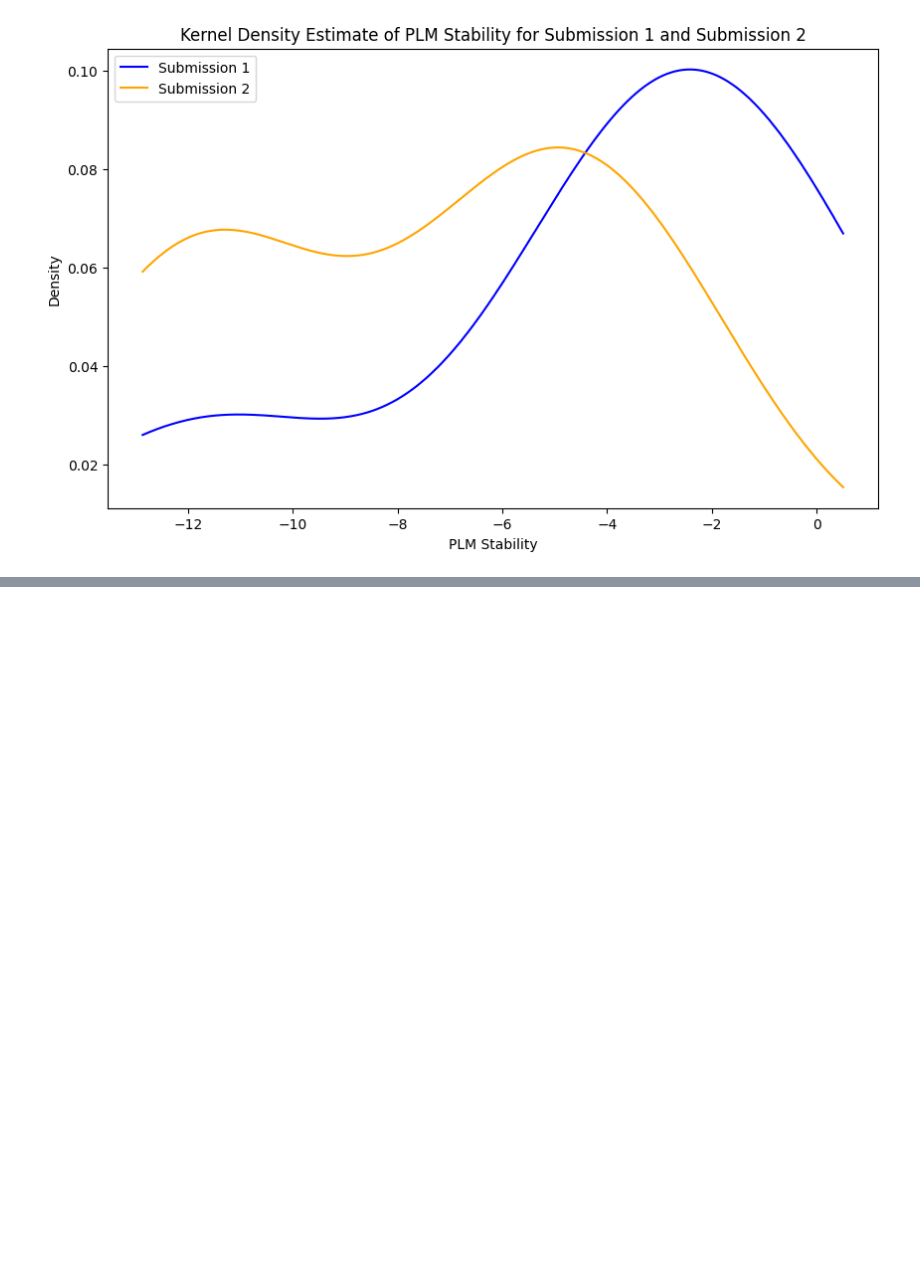
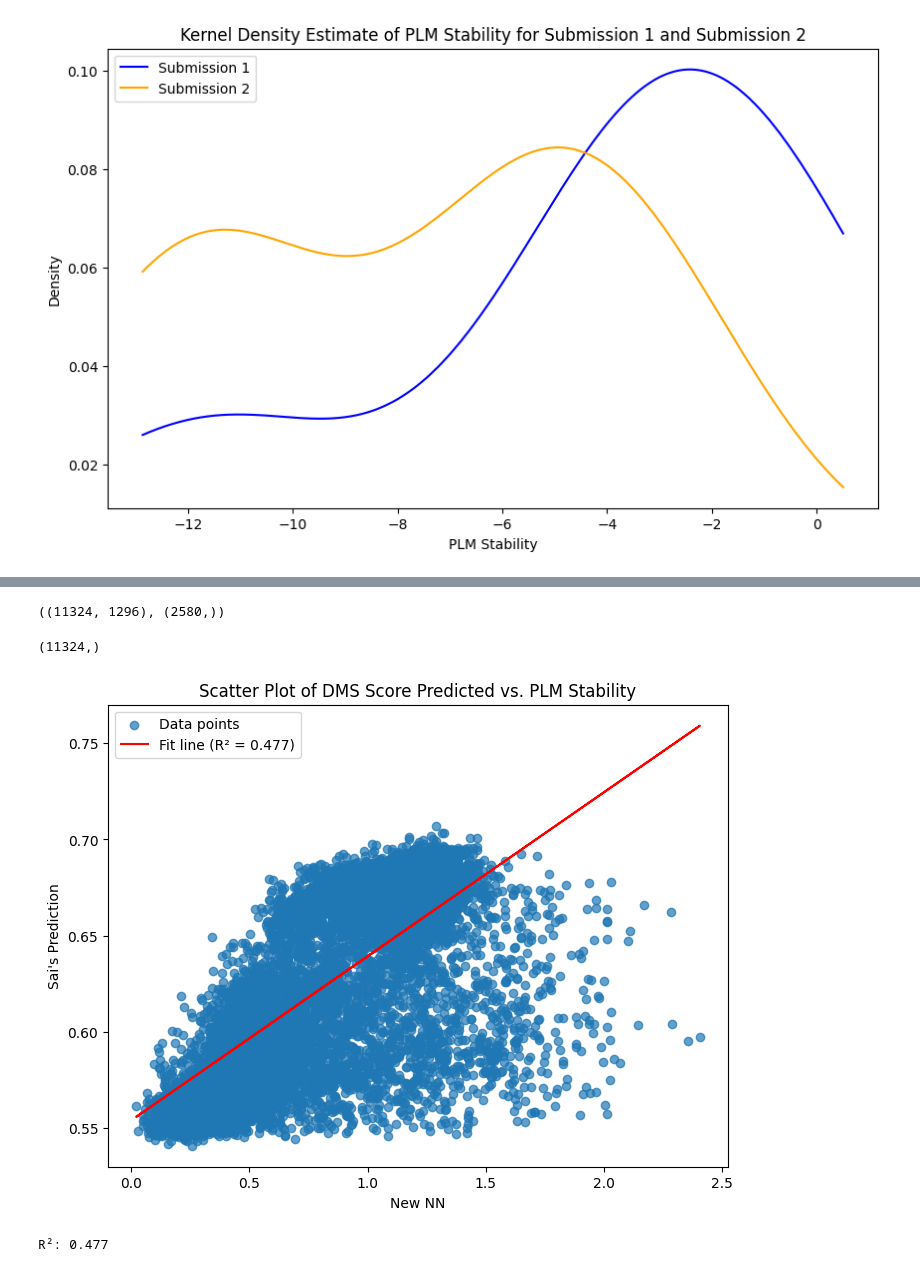
Before and after one commit to radroof22/cse-7850-combio-hackathon, a Jupyter notebook: plm_stability/PLM_Stability.ipynb, the cells around one changed output, grey strips where cells are left out. Saved outputs shown, nothing was run; the diff lists cells and outputs as text; code cells hidden in the pictures; blank space fills up the shorter version.

```diff
--- a/plm_stability/PLM_Stability.ipynb
+++ b/plm_stability/PLM_Stability.ipynb
@@ -252,0 +717,5 @@ plt.show()
+# %%
+feature_df = add_physical(df_unlabeled)
+df_unlabeled = pd.concat((df_unlabeled, feature_df),axis=1)
+df_unlabeled.tail()
+print(df_unlabeled.shape)
@@ -252,0 +754,65 @@ plt.show()
+# %%
+df_unlabeled["WT_AA_"] = df_unlabeled["WT_AA"].map(lambda x: AMINO_ACIDS.index(x))
+df_unlabeled["Mutant_AA_"] = df_unlabeled["Mutant_AA"].map(lambda x: AMINO_ACIDS.index(x))
+# %%
+# Assuming df is your DataFrame
+feature_columns = [
+    "WT_AA_", "Mutant_AA_", "Position", "wt_hydro_KD", "mut_hydro_KD", "delta_hydro_KD",
+    "mut_charge", "delta_charge", "wt_polarity", "mut_polarity", "delta_polarity",
+    "wt_flexibility", "mut_flexibility", "delta_flexibility", "position", "plm_stability"
+]
+
+# Extract numeric features
+X_numeric = df_unlabeled[feature_columns].to_numpy()
+
+# Flatten embeddings from string representation to numerical lists
+X_embedding = np.stack(df_unlabeled["Embedding"])
+
+# Concatenate embedding and other features
+X = np.hstack([X_embedding, X_numeric])
+X = X.astype(np.float32)
+X.shape, y.shape
+# %% [output]
+((11324, 1296), (2580,))
+# %%
+model.eval()
+x = torch.tensor(X, device=device)
+predictions = model(x).detach().cpu().numpy().squeeze(-1)
+predictions.shape
+# %% [output]
+(11324,)
+# %%
+df_lightgbm = pd.read_csv("lightgbm_predictions.csv")
+y = df_lightgbm["DMS_score_predicted"]
+# %%
+import matplotlib.pyplot as plt
+import numpy as np
+
+# Fit a linear model (y = mx + b)
+m, b = np.polyfit(predictions, y, 1)
+
+# Compute R^2
+y_pred = m * predictions + b
+ss_total = np.sum((y - np.mean(y))**2)
+ss_residual = np.sum((y - y_pred)**2)
+r_squared = 1 - (ss_residual / ss_total)
+
+# Create scatter plot
+plt.figure(figsize=(8, 6))
+plt.scatter(predictions, y, alpha=0.7, label="Data points")
+plt.plot(predictions, y_pred, color="red", label=f"Fit line (R² = {r_squared:.3f})")
+
+# Labels and title
+plt.xlabel("New NN")
+plt.ylabel("Sai's Prediction")
+plt.title("Scatter Plot of DMS Score Predicted vs. PLM Stability")
+plt.legend()
+
+# Show the plot
+plt.show()
+
+# Print R^2 value
+print(f"R²: {r_squared:.3f}")
+# %% [output]
+[figure, added]
+R²: 0.477
```
Also changed, not shown: parts of 43 cells of this notebook, 7 other files.
